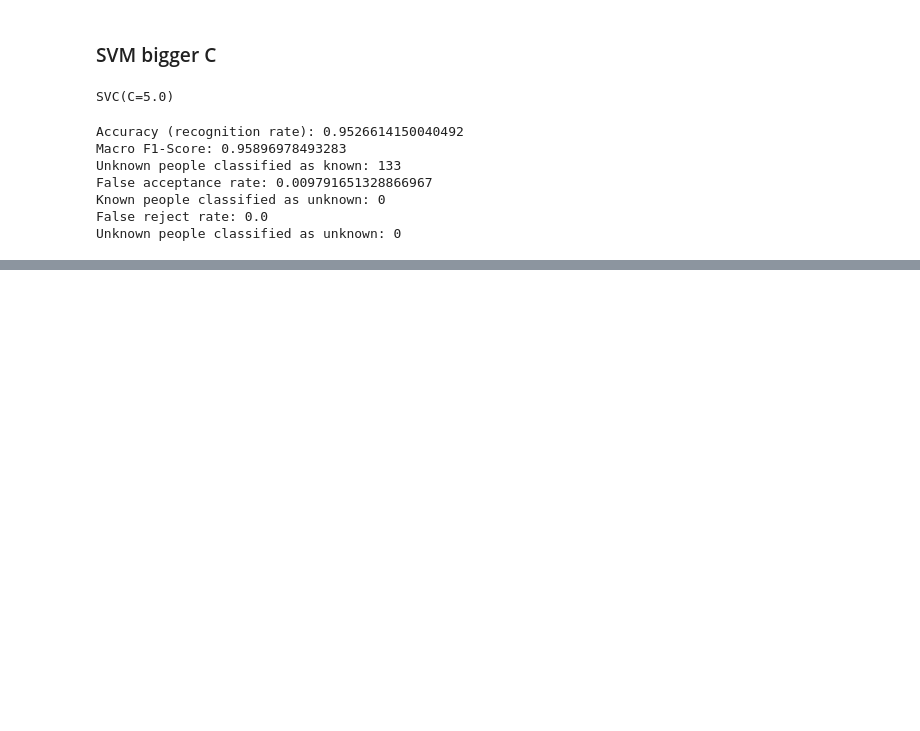
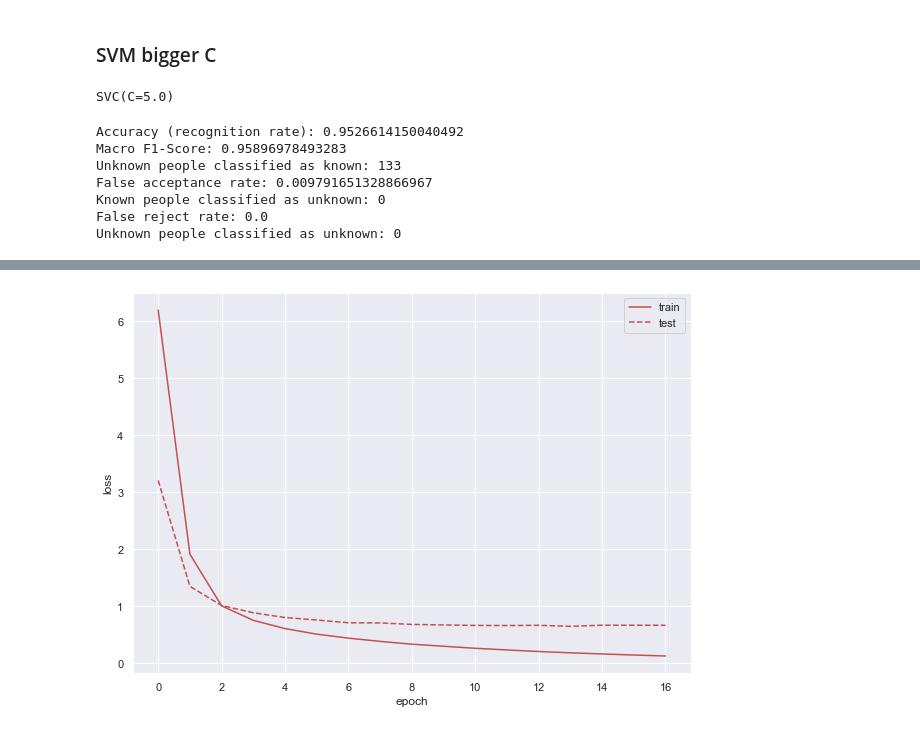
Before and after one commit to d4ria/face-identification, a Jupyter notebook: notebooks/Classification.ipynb, the cells around one changed output, grey strips where cells are left out. Drawn from its saved outputs; the diff is of its cells as text; code cells hidden in the pictures; blank space fills up the shorter version.

```diff
--- a/notebooks/Classification.ipynb
+++ b/notebooks/Classification.ipynb
@@ -387,0 +398,19 @@ Unknown people classified as unknown: 0
+# %%
+map_identities = {}
+for i, identity in enumerate(np.unique(y_train)):
+    map_identities[identity] = i
+mapper = np.vectorize(lambda x: map_identities[x])
+mapped_y_train = mapper(y_train)
+mapped_y_test = mapper(y_test)
+input_size = X_train.shape[0]
+output_size = len(np.unique(y_train))
+# %%
+model = Sequential()
+model.add(Dense(256, activation = 'relu'))
+model.add(Dense(512, activation = 'relu'))
+model.add(Dense(output_size, activation = 'softmax'))
+model.compile(loss = 'sparse_categorical_crossentropy', optimizer = 'adam', metrics = ['accuracy'])
+es = EarlyStopping(patience=3)
+# %%
+history = model.fit(X_train, mapped_y_train, epochs=30, validation_data=(X_test, mapped_y_test),
+                    batch_size=256, callbacks=[es])
@@ -387,0 +435,10 @@ Unknown people classified as unknown: 0
+# %%
+f = plt.figure(figsize=(10,7))
+plt.plot(history.history['loss'], 'r')
+plt.plot(history.history['val_loss'], 'r--')
+plt.ylabel('loss')
+plt.xlabel('epoch')
+plt.legend(['train', 'test'])
+plt.show()
+# %% [output]
+[figure, added]
```
Also changed, not shown: parts of 8 cells of this notebook.
